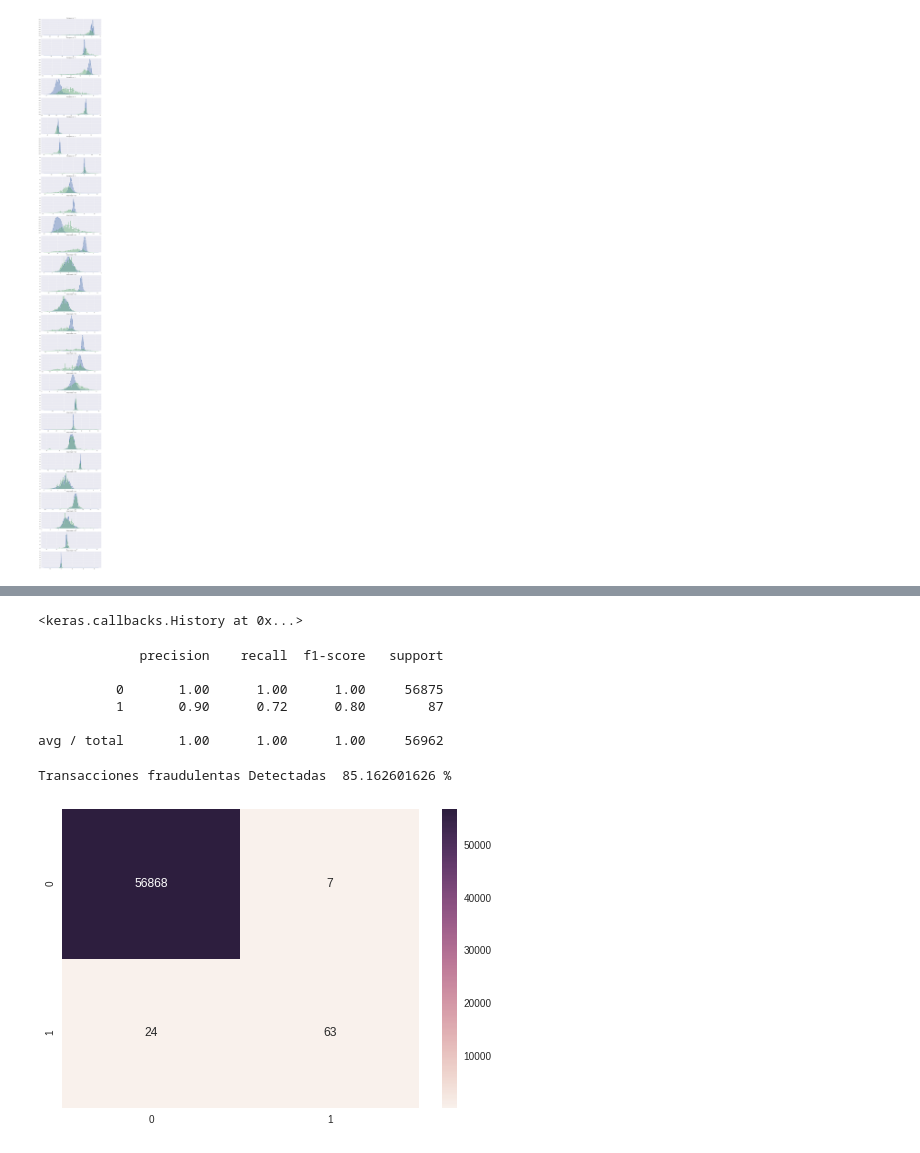
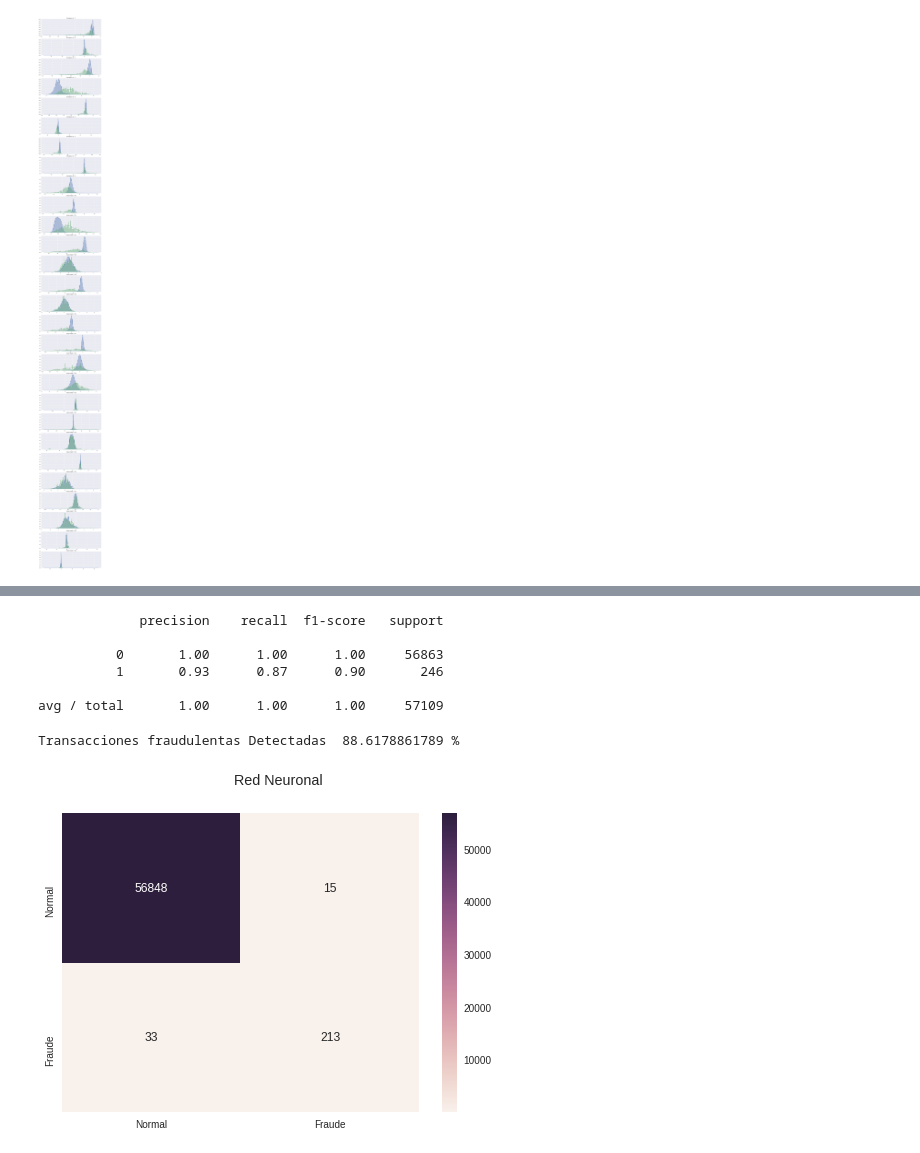
Before and after one commit to anthonySegura/DeteccionFraude, a Jupyter notebook: Credit Card Fraud Detection.ipynb, the cells around one changed output, grey strips where cells are left out. Cells and saved outputs as stored; diff of their text form; code cells hidden in the pictures.

```diff
--- a/Credit Card Fraud Detection.ipynb
+++ b/Credit Card Fraud Detection.ipynb
@@ -159,10 +162,35 @@ X_train, X_test, y_train, y_test = train_test_split(X, y, test_size = 0.20 ,rand
+# %%
+
+data = pd.read_csv('./Data/creditcard.csv')
+
+#Normalizacion y features scaling
+for f in data.columns.values:
+    if f != 'Class':
+        mean, std = data[f].mean(), data[f].std()
+        data[f] = (data[f] - mean) / std
+
+normal = data[data.Class == 0]
+fraud = data[data.Class == 1]
+#Separacion de los dataset para entrenamiento y pruebas
+X_train = normal.sample(frac = 0.6)
+#60% de transacciones normales + la mitad de todos los fraudes
+X_CV = pd.concat([normal.sample(frac = 0.2),fraud.sample(frac = 0.50)], axis = 0)
+X_test = pd.concat([normal.sample(frac = 0.2), fraud.sample(frac = 0.50)], axis = 0)
+y_train, y_cv, y_test = X_train.pop('Class'), X_CV.pop('Class'), X_test.pop('Class')
+#One hot encoding
+y_cv = LabelEncoder().fit(y_cv).transform(y_cv)
+y_cv = to_categorical(y_cv)
+y_test = LabelEncoder().fit(y_test).transform(y_test)
+y_test = to_categorical(y_test)
+
+m, n = X_train.shape
+normal_y = normal.pop('Class')
+y_fraud = fraud.pop('Class')
 # %%
 #Definicion del modelo
-input_size = X.shape[1]
+input_size = X_CV.shape[1]
 output_size = 2
 hidden_size = int((2 / 3) * input_size + output_size)
-#hidden_size2 = int((2 / 3) * hidden_size1 + output_size)
-#hidden_size3 = int((2 / 3) * hidden_size2 + output_size)
 
 model = Sequential([Dense(hidden_size, activation = 'relu', input_dim = input_size),
                     Dropout(.15),
@@ -178,23 +210,21 @@ model.compile(loss = 'categorical_crossentropy',
               optimizer = 'adam',
               metrics=['accuracy'])
 
-model.fit(X_train, y_train, batch_size = 128,  epochs = 100, verbose = 0)
+model.fit(X_CV.as_matrix(), y_cv, batch_size = 128,  epochs = 100, verbose = 0)
-# %% [output]
-<keras.callbacks.History at 0x...>
 # %%
 #Predicciones
-pred = model.predict(X_test)
-
+pred = model.predict(X_test.as_matrix())
+y_test = y_test.argmax(1)
 pred = pred.argmax(1)
 
 print(classification_report(y_test, pred))
 # %% [output]
              precision    recall  f1-score   support
 
-          0       1.00      1.00      1.00     56875
-          1       0.90      0.72      0.80        87
+          0       1.00      1.00      1.00     56863
+          1       0.93      0.87      0.90       246
 
-avg / total       1.00      1.00      1.00     56962
+avg / total       1.00      1.00      1.00     57109
 # %%
 #Predicciones solo con las transacciones fraudulentas
 fraud_pred = model.predict(fraud.as_matrix())
@@ -203,11 +233,14 @@ fraud_pred = fraud_pred.argmax(1)
 
 print("Transacciones fraudulentas Detectadas ", accuracy_score(y_fraud, fraud_pred) * 100 , "%")
 # %% [output]
-Transacciones fraudulentas Detectadas  85.162601626 %
+Transacciones fraudulentas Detectadas  88.6178861789 %
 # %%
 #Matriz de confusion para la red Neuronal
 cfm = confusion_matrix(y_test, pred)
-sns.heatmap(cfm, annot = True,fmt = 'g')
+xticks = ['Normal','Fraude']
+yticks = ['Normal','Fraude']
+sns.heatmap(cfm, annot = True,fmt = 'g',xticklabels = xticks, yticklabels= yticks)
+sns.plt.suptitle('Red Neuronal')
 plt.show()
 # %% [output]
-[figure, old version]
+[figure, new version]
```
Also changed, not shown: parts of 15 cells of this notebook.
